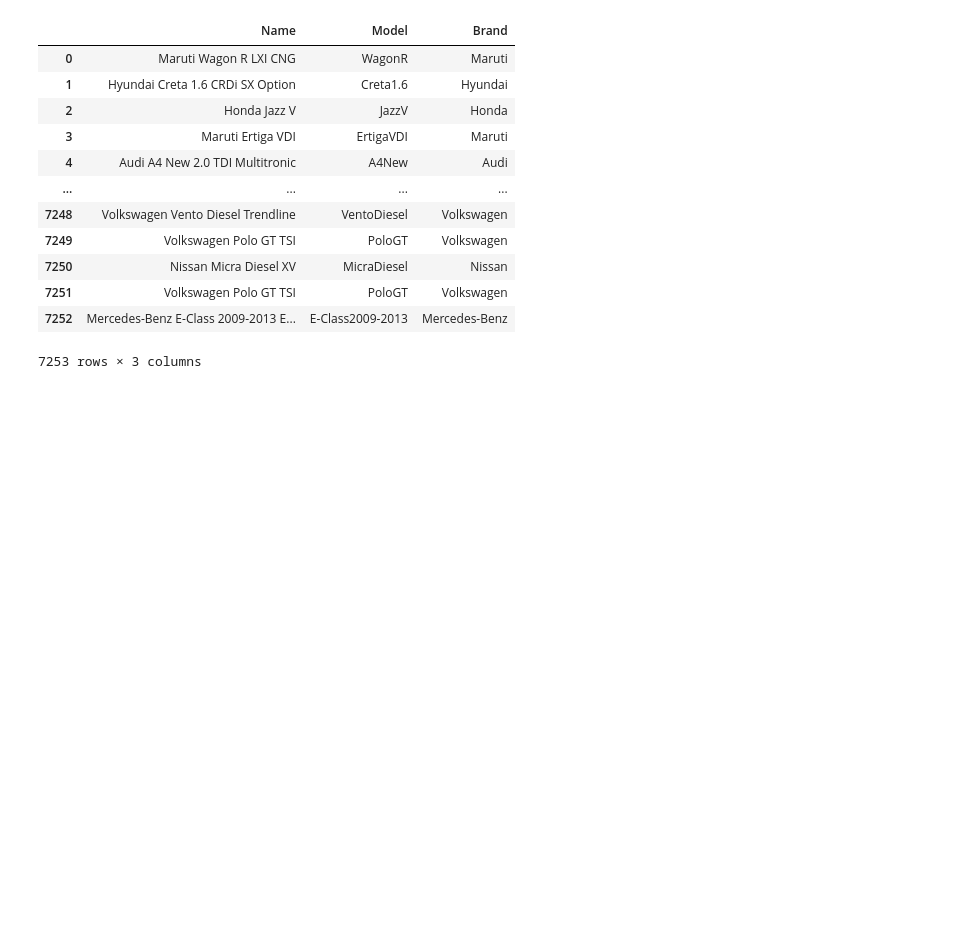
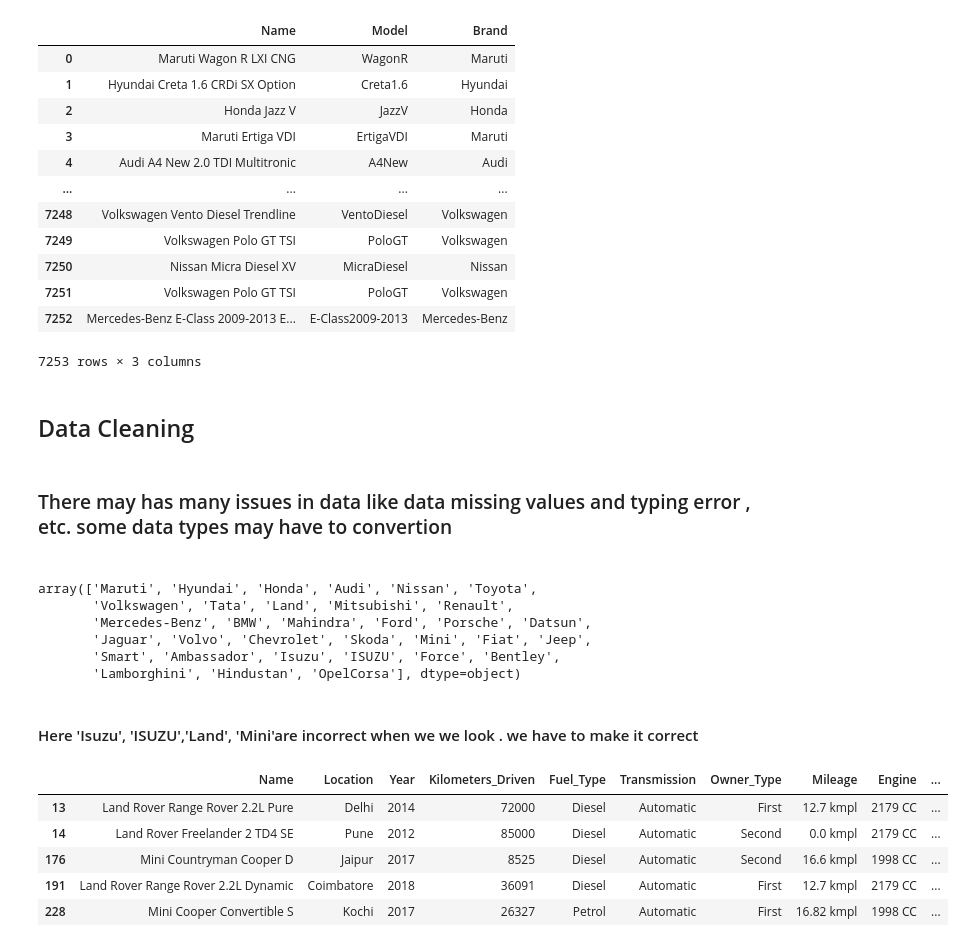
Before and after one commit to mhdnihas/Sample_Projects_DataScience, a Jupyter notebook: Used_car_Price_Prediction/used_car_price_prediction.ipynb, the cells around one changed output. Cells and saved outputs as stored; diff of their text form; code cells hidden in the pictures; blank space fills up the shorter version.

Commit message:
complete data cleaning

```diff
--- a/Used_car_Price_Prediction/used_car_price_prediction.ipynb
+++ b/Used_car_Price_Prediction/used_car_price_prediction.ipynb
@@ -170,3 +170,29 @@ df[['Name','Model','Brand']]
 | 7251 | Volkswagen Polo GT TSI | PoloGT | Volkswagen |
 | 7252 | Mercedes-Benz E-Class 2009-2013 E... | E-Class2009-2013 | Mercedes-Benz |
 7253 rows × 3 columns
+# %% [markdown]
+## Data Cleaning
+# %% [markdown]
+### There may has many issues in data like data missing values and typing error , etc. some data types may have to convertion
+#
+# %%
+df['Brand'].unique()
+# %% [output]
+array(['Maruti', 'Hyundai', 'Honda', 'Audi', 'Nissan', 'Toyota',
+       'Volkswagen', 'Tata', 'Land', 'Mitsubishi', 'Renault',
+       'Mercedes-Benz', 'BMW', 'Mahindra', 'Ford', 'Porsche', 'Datsun',
+       'Jaguar', 'Volvo', 'Chevrolet', 'Skoda', 'Mini', 'Fiat', 'Jeep',
+       'Smart', 'Ambassador', 'Isuzu', 'ISUZU', 'Force', 'Bentley',
+       'Lamborghini', 'Hindustan', 'OpelCorsa'], dtype=object)
+# %% [markdown]
+#### Here 'Isuzu', 'ISUZU','Land', 'Mini'are incorrect when we we look . we have to make it correct
+# %%
+search=['Isuzu', 'ISUZU','Mini','Land']
+df[df.Brand.str.contains('|'.join(search))].head(5)
+# %% [output]
+|  | Name | Location | Year | Kilometers_Driven | Fuel_Type | Transmission | Owner_Type | Mileage | Engine | ... |
+| 13 | Land Rover Range Rover 2.2L Pure | Delhi | 2014 | 72000 | Diesel | Automatic | First | 12.7 kmpl | 2179 CC | ... |
+| 14 | Land Rover Freelander 2 TD4 SE | Pune | 2012 | 85000 | Diesel | Automatic | Second | 0.0 kmpl | 2179 CC | ... |
+| 176 | Mini Countryman Cooper D | Jaipur | 2017 | 8525 | Diesel | Automatic | Second | 16.6 kmpl | 1998 CC | ... |
+| 191 | Land Rover Range Rover 2.2L Dynamic | Coimbatore | 2018 | 36091 | Diesel | Automatic | First | 12.7 kmpl | 2179 CC | ... |
+| 228 | Mini Cooper Convertible S | Kochi | 2017 | 26327 | Petrol | Automatic | First | 16.82 kmpl | 1998 CC | ... |
```
Also changed, not shown: parts of 2 cells of this notebook.
